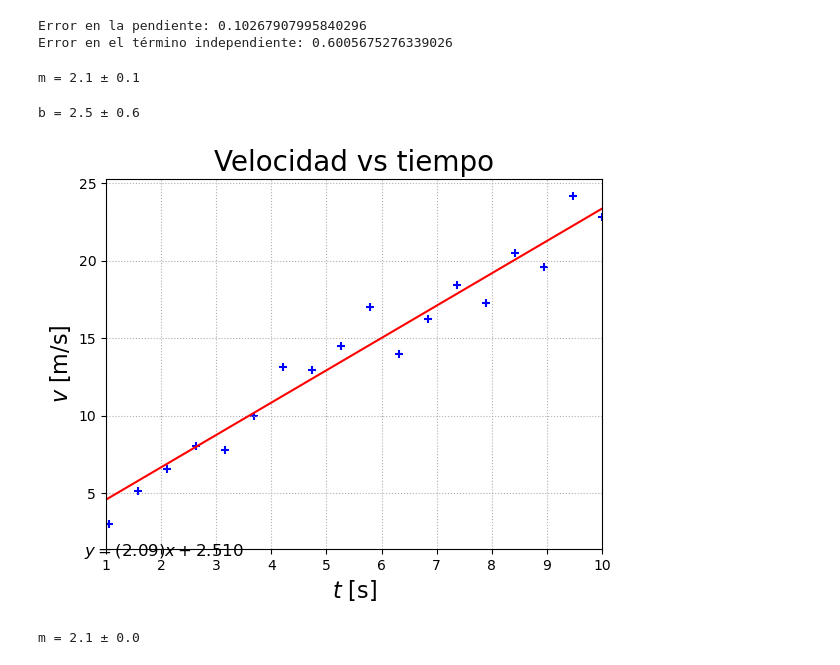
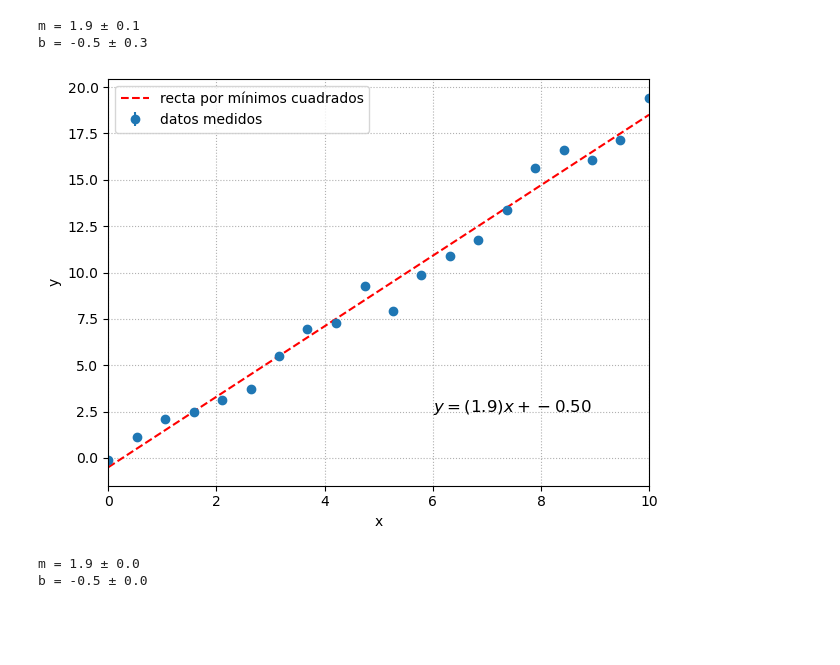
Before and after one commit to hectorfro/LabFisicaWork, a Jupyter notebook: AnalDatos/Notebooks/GeneraData.ipynb, the cells around one changed output. Drawn from its saved outputs; the diff is of its cells as text; code cells hidden in the pictures; blank space fills up the shorter version.

```diff
--- a/AnalDatos/Notebooks/GeneraData.ipynb
+++ b/AnalDatos/Notebooks/GeneraData.ipynb
@@ -10,17 +11,18 @@ from scipy.optimize import curve_fit,least_squares
 # luego hacer una aproximación por mínimos cuadradosamos los datos
 # En el eje x, 20 valores equiespaciados entre 0 y 10
 # Definir los parámetros del modelo
-m = 2.0  # Pendiente
-b = 3.0  # Término independiente
+m = 1.8  # Pendiente
+b = 0.05  # Término independiente
 # Generar datos ficticios
 x_datos = np.linspace(0, 10, 20)
-y_exacto = m * x_datos + b
+x_datos = np.around(x_datos, decimals=2)  # Redondear a dos decimales
+y_exacto = m*x_datos + b
 # Introducimos un poco de ruido
-np.random.seed(1900)
-y_ruido = 1.5 * np.random.normal(size=x_datos.size)
+np.random.seed(950)
+y_ruido = 0.8*np.random.normal(size=x_datos.size)
 y_datos = y_exacto + y_ruido
 # Calcular incertidumbre (en este caso, usando un valor fijo para la simplicidad)
-incertidumbre_y = 1.5  # Puedes ajustar este valor según tus necesidades
+incertidumbre_y = 0.01  # Se ajusta este valor según tus necesidades
 # Graficar los datos con barras de error
 plt.figure()
 plt.errorbar(x_datos, y_datos, yerr=incertidumbre_y, fmt='o', label='datos medidos')
@@ -101,66 +57,53 @@ variance = np.var(x_datos, ddof=1)  # Varianza de x_datos
 m_error = np.sqrt(mse / np.sum((x_datos - np.mean(x_datos)) ** 2))
 b_error = np.sqrt(mse * (1 / len(x_datos) + np.mean(x_datos) ** 2 / np.sum((x_datos - np.mean(x_datos)) ** 2)))
 
-print("Error en la pendiente:", m_error)
-print("Error en el término independiente:", b_error)
+#print("Error en la pendiente:", m_error)
+#print("Error en el término independiente:", b_error)
+print(f'm = {np.round(m_cua, 1)} \u00B1 {np.round(m_error, 1)}')
+print(f'b = {np.round(b_cua, 1)} \u00B1 {np.round(b_error, 1)}')
 # %% [output]
-Error en la pendiente: 0.10267907995840296
-Error en el término independiente: 0.6005675276339026
+m = 1.9 ± 0.1
+b = -0.5 ± 0.3
-# %%
-print(f'm = {np.round(m_cua, 1)} \u00B1 {np.round(m_error, 1)}')
-# %% [output]
-m = 2.1 ± 0.1
-# %%
-print(f'b = {np.round(b_cua, 1)} \u00B1 {np.round(b_error, 1)}')
-# %% [output]
-b = 2.5 ± 0.6
 # %%
-import numpy as np
-import matplotlib.pyplot as plt
-
 # Datos
 xn= x_datos
 yn= y_datos
-#yn = np.array([1.000, 1.64, 1.51, 2.03, 2.75, 3.59, 4.87, 5.23, 5.44, 6.37])
-#xn = np.array([0.00, 0.10, 0.20, 0.30, 0.40, 0.50, 0.60, 0.70, 0.80, 1.00])
-
 # Cálculos intermedios
 n = len(xn)
 Sum_x = np.sum(xn)
 Sum_y = np.sum(yn)
 Sum_xx = np.sum(xn**2)
 Sum_xy = np.sum(xn*yn)
 Delta = n * np.sum(xn**2) - np.sum(xn)**2
 
 # Coeficientes de la recta de mejor ajuste
-b = (Sum_xx * Sum_y - Sum_xy * Sum_x) / Delta
-m = (n * Sum_xy - Sum_x * Sum_y) / Delta
-
-#print('m =', m, ', b =', b)
+b_mc = (Sum_xx * Sum_y - Sum_xy * Sum_x) / Delta
+m_mc = (n * Sum_xy - Sum_x * Sum_y) / Delta
 
 # Gráfica de los datos y la recta ajustada
 x = xn
-y = m * x + b
+y = m_mc * x + b_mc
 
-plt.scatter(xn, yn, color='b', marker='+')
-plt.plot(x, y, color='r')
+plt.errorbar(x_datos, y_datos, yerr=incertidumbre_y, fmt='o', label='datos medidos')
+plt.plot(x, y, 'r--', label='recta por mínimos cuadrados')
 plt.grid(linestyle='dotted')
-plt.title(r'Velocidad vs tiempo', fontsize=20)
-plt.xlabel(r'$t$ [s]', fontsize=16)
-plt.ylabel(r'$v$ [m/s]', fontsize=16)
-plt.xlim(1, 10)
-plt.text(0.6, 1.0, r'$y = ({:.2f})x + {:.3f}$'.format(m, b), fontsize=12)
+plt.legend(loc='best')
+plt.xlabel('x')
+plt.ylabel('y')
+plt.xlim(0, 10)
+plt.text(6.0, 2.5, r'$y = ({:.1f})x + {:.2f}$'.format(m_mc, b_mc), fontsize=12)
+plt.tight_layout()
 plt.show()
 
 # Cálculo de los errores estándar
-Sum_d = np.sum(yn - b - m * xn)
-Sy = np.sqrt(Sum_d / (n - 2))
-Dm = (n / Delta) ** 0.5 * Sy
-Db = (Sum_xx / Delta) ** 0.5 * Sy
-#print('Dm =', Dm, ', Db =', Db)
+Sum_d = np.sum(yn - (b_mc + m_mc * xn))
+Sy = np.sqrt(np.abs(Sum_d) / (n - 2))
+Dm = np.sqrt(n / Delta)*Sy
+Db = np.sqrt(Sum_xx / Delta)*Sy
+
+print(f'm = {np.round(m_mc, 1)} \u00B1 {np.round(Dm, 4)}')
+print(f'b = {np.round(b_mc, 1)} \u00B1 {np.round(Db, 1)}')
 # %% [output]
-[figure, old version]
+[figure, new version]
+m = 1.9 ± 0.0
+b = -0.5 ± 0.0
-# %%
-print(f'm = {np.round(m_cua, 1)} \u00B1 {np.round(Dm, 4)}')
-# %% [output]
-m = 2.1 ± 0.0
```
Also changed, not shown: parts of 16 cells of this notebook.
